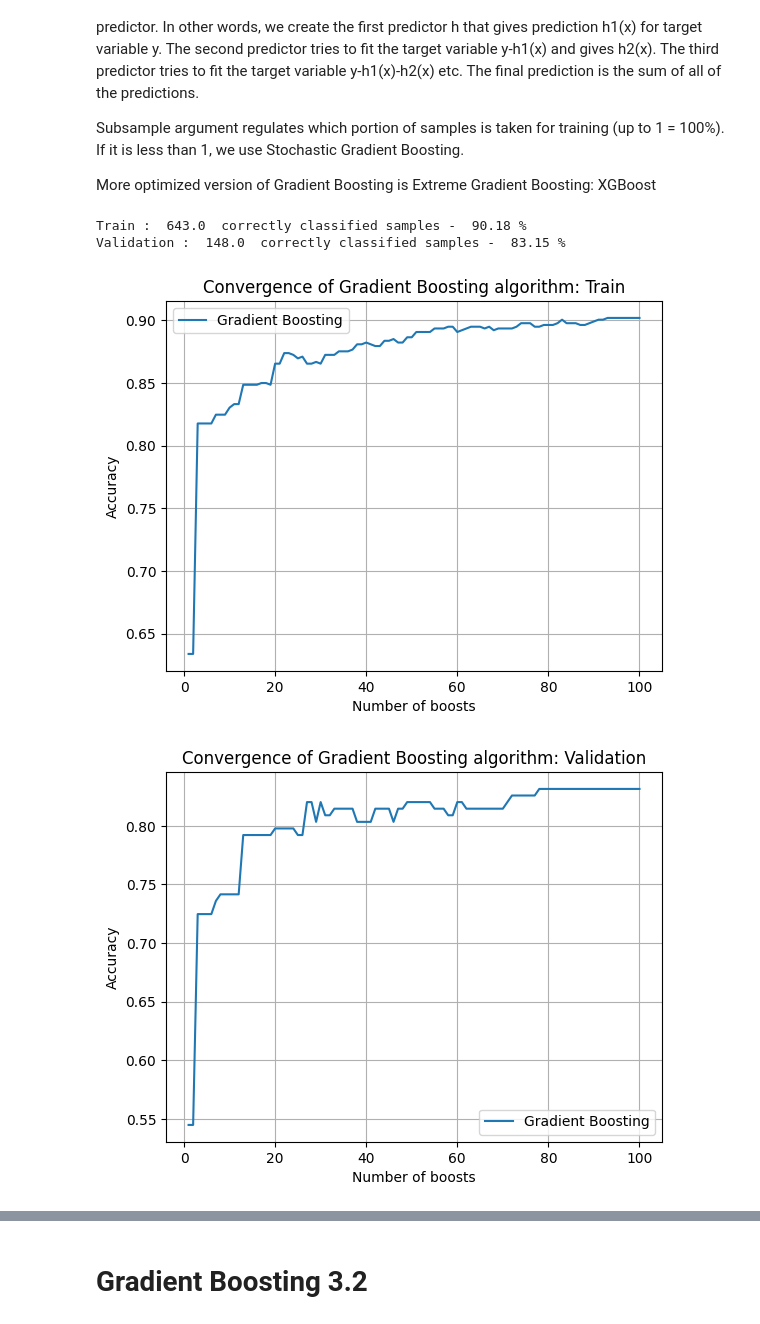
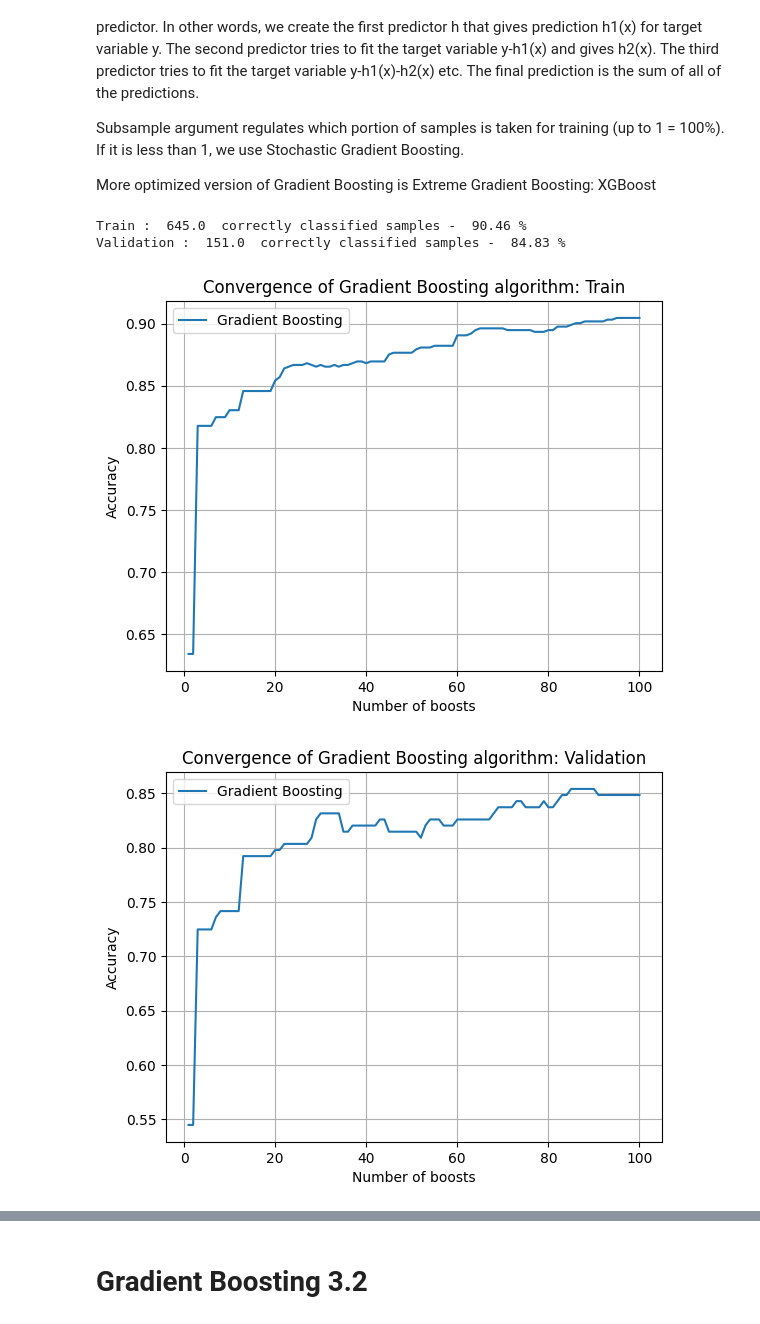
Before and after one commit to katarzynafurmanska/kaggle-titanic, a Jupyter notebook: src/run.ipynb, the cells around one changed output, grey strips where cells are left out. Drawn from its saved outputs; the diff is of its cells as text; code cells hidden in the pictures.

```diff
--- a/src/run.ipynb
+++ b/src/run.ipynb
@@ -749,19 +750,19 @@ Subsample argument regulates which portion of samples is taken for training (up
 
 More optimized version of Gradient Boosting is Extreme Gradient Boosting: XGBoost
 # %%
-X31 = ['Pclass', 'Fare_suppl_i', 'Sex_bin', 'Age_suppl_ii'] + enc_title.get_feature_names_out(['Title_dict']).tolist()
+X31 = ['Pclass', 'Fare_suppl_i_wt_outliers', 'Sex_bin', 'Age_suppl_ii'] + enc_title.get_feature_names_out(['Title_dict']).tolist()
 Y = 'Survived'
 
 n_estimators = 100
 gb31, train_acc31, validation_acc31 = run_gradboost(train, validation, X31, Y, n_estimators=n_estimators, subsample=1, learning_rate=0.1)
 
 plot_boosting_accuracy(gb31, train, X31, Y, boosting_type="Gradient Boosting", data_type="Train")
 plot_boosting_accuracy(gb31, validation, X31, Y, boosting_type="Gradient Boosting", data_type="Validation")
 # %% [output]
-Train :  643.0  correctly classified samples -  90.18 %
-Validation :  148.0  correctly classified samples -  83.15 %
+Train :  645.0  correctly classified samples -  90.46 %
+Validation :  151.0  correctly classified samples -  84.83 %
-[figure, old version]
+[figure, new version]
-[figure, old version]
+[figure, new version]
 # %%
 # submit best run
 gb31, train_acc31, validation_acc31 = run_gradboost(train, validation, X31, Y, n_estimators=100, subsample=1, learning_rate=0.1)
```
Also changed, not shown: parts of 33 cells of this notebook, 1 other file.
